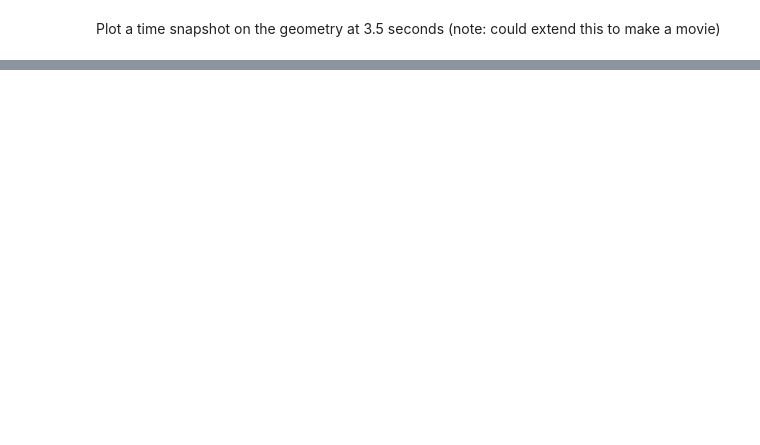
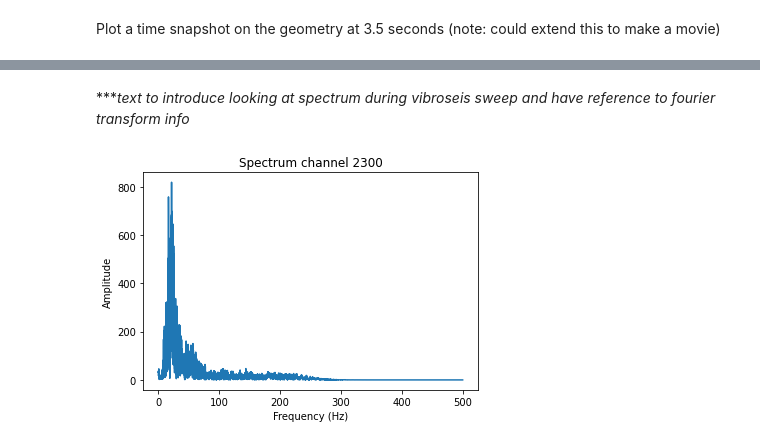
Before and after one commit to DAS-RCN/IntroToDASData, a Jupyter notebook: BradyHotSprings.ipynb, the cells around one changed output, grey strips where cells are left out. Cells and saved outputs as stored; diff of their text form; code cells hidden in the pictures; blank space fills up the shorter version.

```diff
--- a/BradyHotSprings.ipynb
+++ b/BradyHotSprings.ipynb
@@ -196,0 +298,20 @@ plt.show()
+# %% [markdown]
+****text to introduce looking at spectrum during vibroseis sweep and have reference to fourier transform info*
+# %%
+def plotSpecOneCh(chOfInterest,dataArray,sampleRate,title):
+  spectrum = ft.fft(dataArray[chOfInterest,:]) # will need to fold back****
+  frqBins = int(spectrum.size/2)
+  # frequencies of interest
+  NyquistFrq = sampleRate/2.0 # the Nyquist frequency
+  frqs = np.linspace(0,NyquistFrq,num=frqBins)
+
+  plt.figure()
+  plt.plot(frqs,np.absolute(spectrum[:frqBins]))
+  plt.xlabel('Frequency (Hz)')
+  plt.ylabel('Amplitude')
+  plt.title(title)
+# %%
+ch = 2300
+plotSpecOneCh(ch+chNumberFor0thTrace,data,samplesPerSecond,'Spectrum channel '+str(ch))
+# %% [output]
+[figure, added]
```
Also changed, not shown: parts of 25 cells of this notebook.
